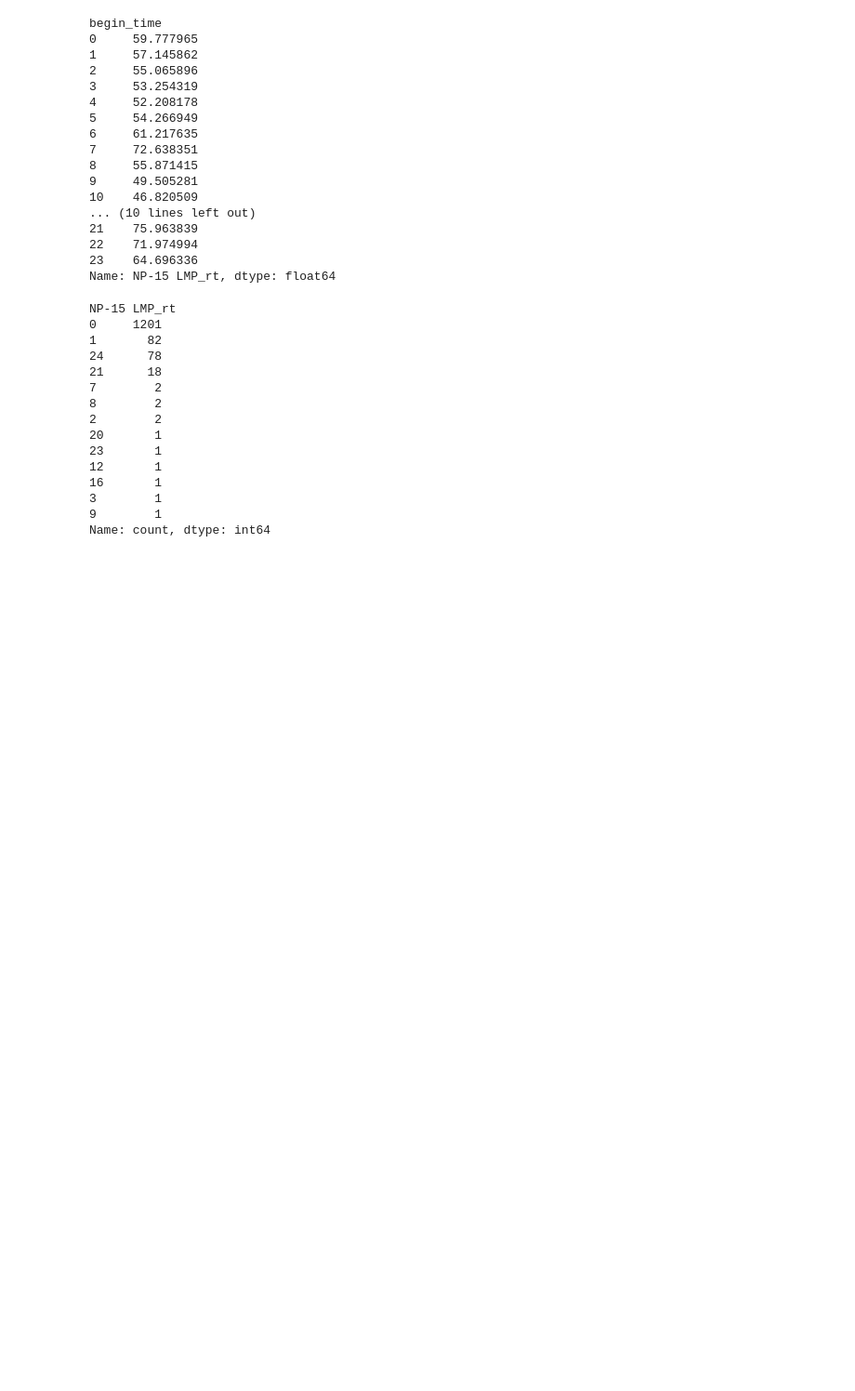
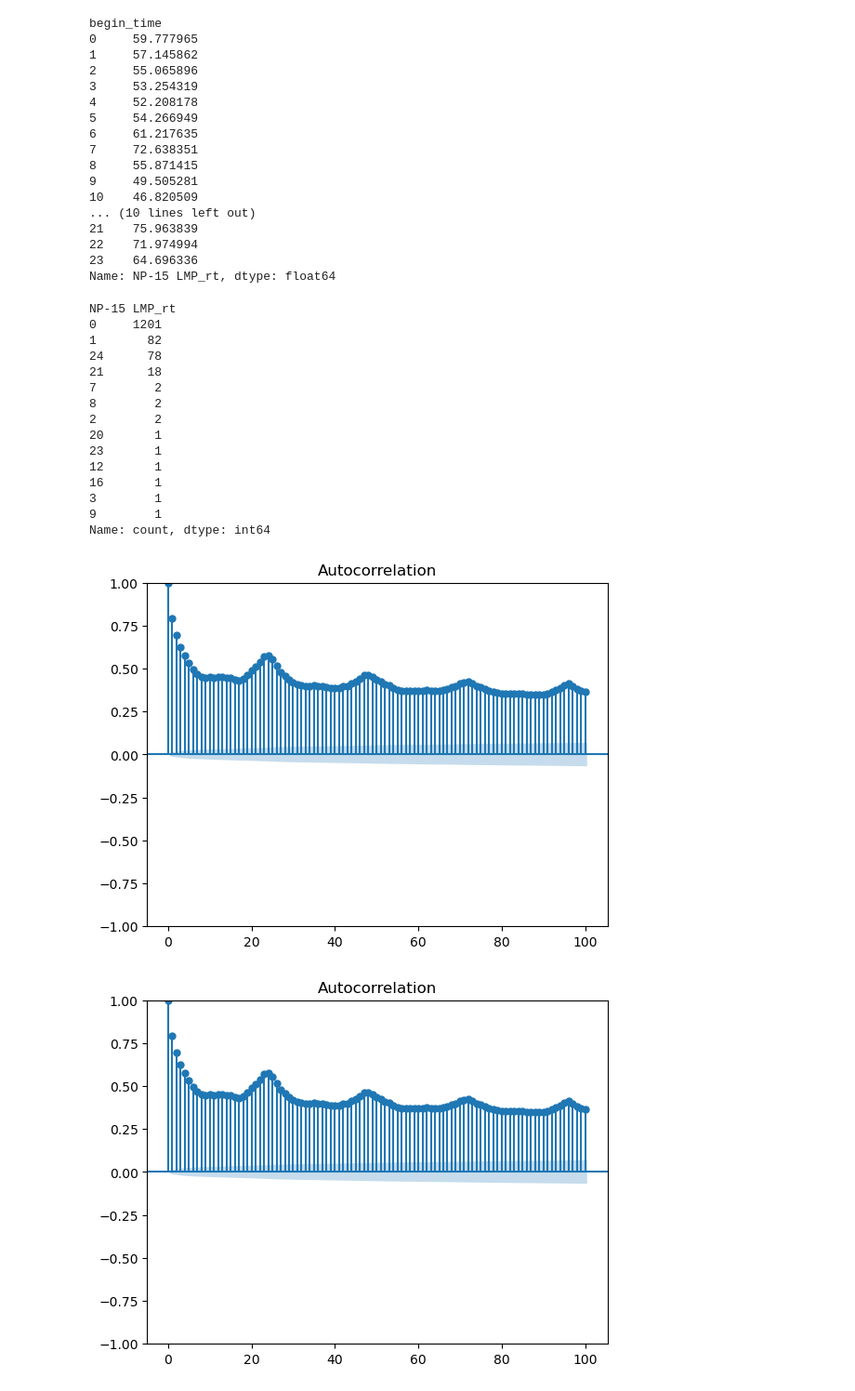
Before and after one commit to shabarishch/PowerPrices, a Jupyter notebook: Shabarish_TimeSeries.ipynb, the cells around one changed output. Shown at 93% size. Drawn from its saved outputs; the diff is of its cells as text; code cells hidden in the pictures; blank space fills up the shorter version.

```diff
--- a/Shabarish_TimeSeries.ipynb
+++ b/Shabarish_TimeSeries.ipynb
@@ -79,0 +72,9 @@ data_smallgaps = pd.merge(data, smallgapdays, on='begin_time', how='inner')
+# %%
+import statsmodels
+import statsmodels.graphics
+import statsmodels.graphics.tsaplots
+
+statsmodels.graphics.tsaplots.plot_acf(data['NP-15 LMP_rt'].dropna(), lags=100)
+# %% [output]
+[figure, added]
+[figure, added]
```
Also changed, not shown: parts of 24 cells of this notebook, 5 other files.
